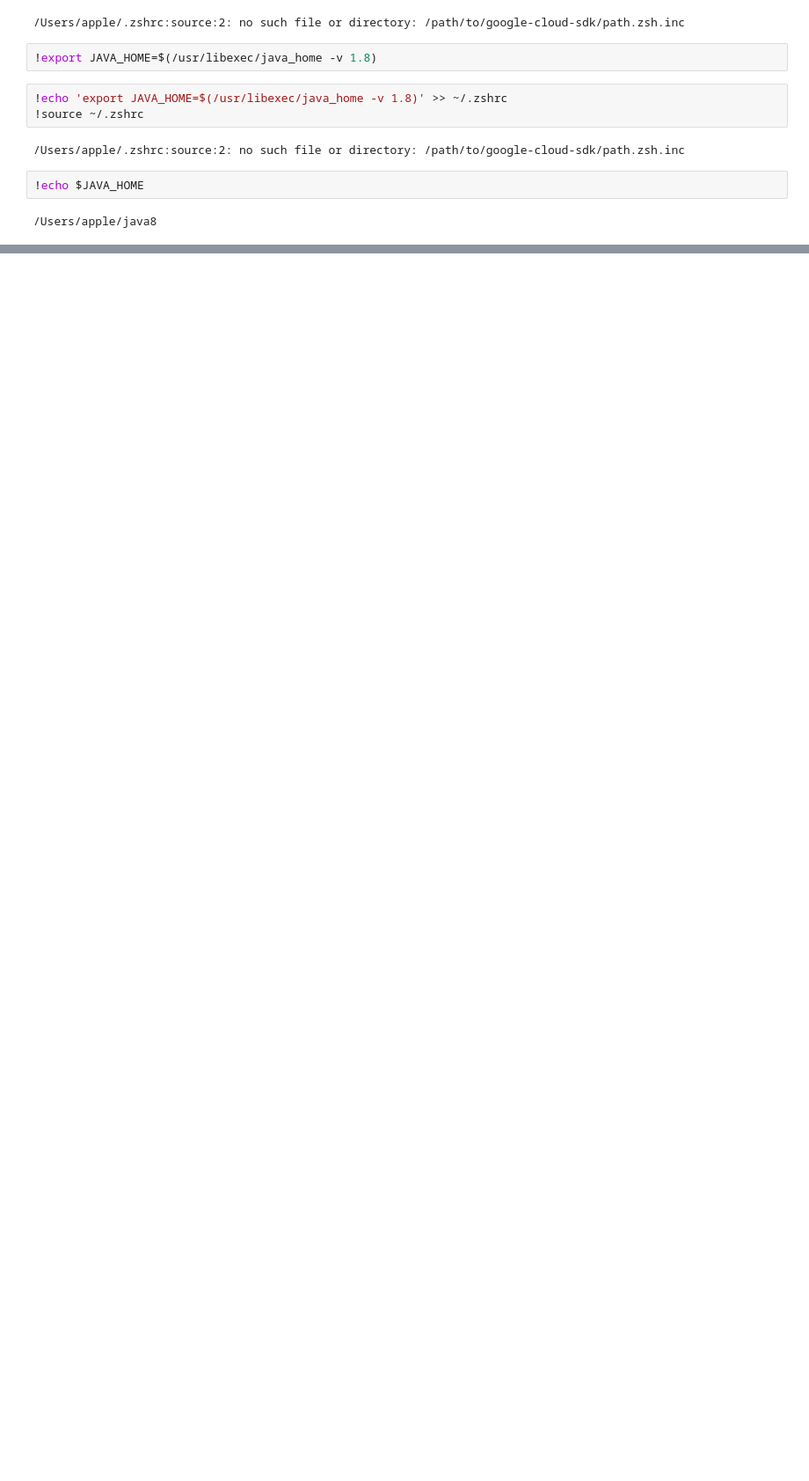
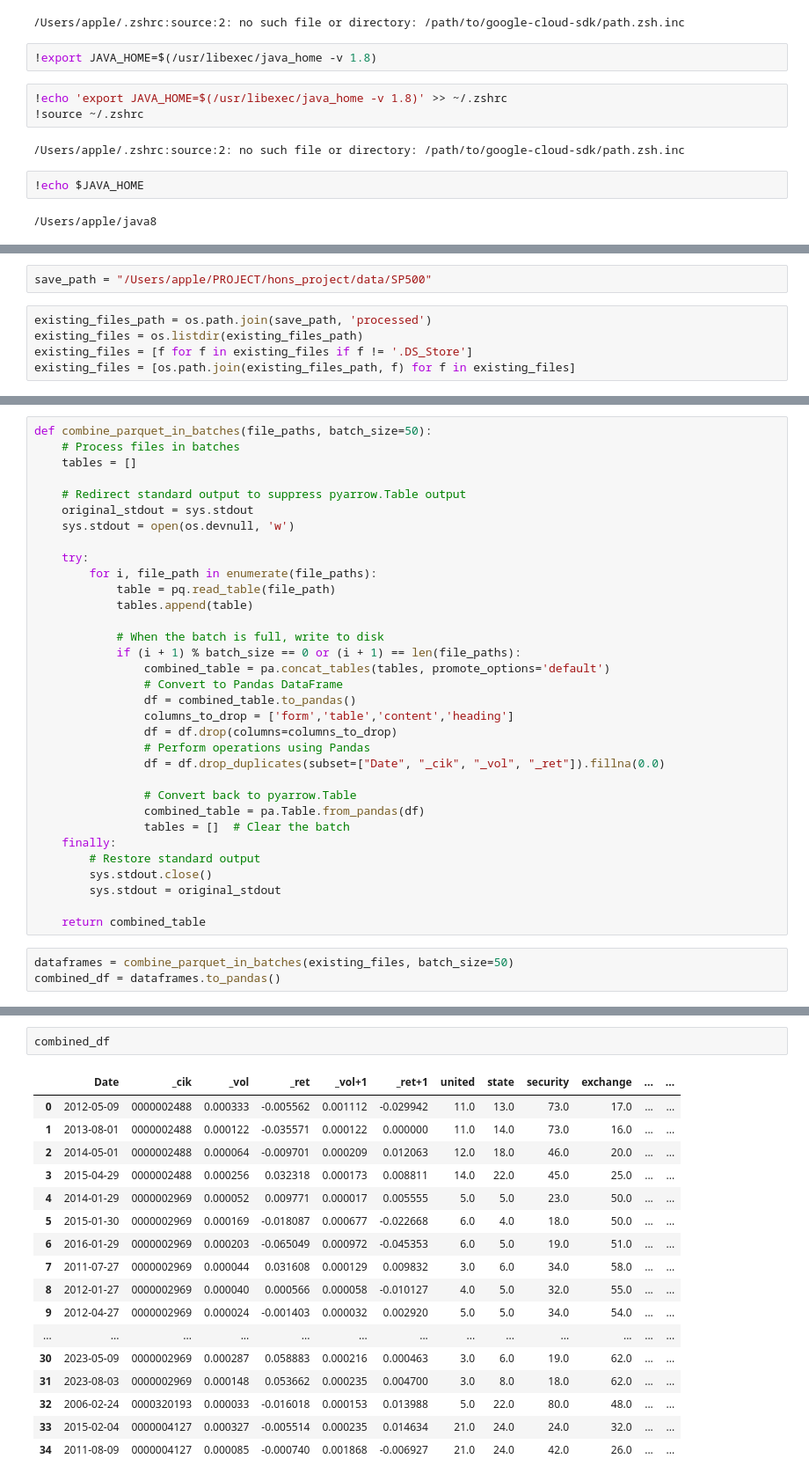
Before and after one commit to 007seann/Generation-of-Supervised-Sentiment-Metrics-for-Return-and-Volatility-Prediction-from-10-K-Filings, a Jupyter notebook: scaleUp/test.ipynb, the cells around one changed output, grey strips where cells are left out. Shown at 88% size. Saved outputs shown, nothing was run; the diff lists cells and outputs as text; blank space fills up the shorter version.

```diff
--- a/scaleUp/test.ipynb
+++ b/scaleUp/test.ipynb
@@ -469,0 +530,7 @@ print(df)
+# %%
+save_path = "/Users/apple/PROJECT/hons_project/data/SP500"
+# %%
+existing_files_path = os.path.join(save_path, 'processed')
+existing_files = os.listdir(existing_files_path)
+existing_files = [f for f in existing_files if f != '.DS_Store']
+existing_files = [os.path.join(existing_files_path, f) for f in existing_files]
@@ -469,0 +544,36 @@ print(df)
+# %%
+def combine_parquet_in_batches(file_paths, batch_size=50):
+    # Process files in batches
+    tables = []
+
+    # Redirect standard output to suppress pyarrow.Table output
+    original_stdout = sys.stdout
+    sys.stdout = open(os.devnull, 'w')
+
+    try:
+        for i, file_path in enumerate(file_paths):
+            table = pq.read_table(file_path)
+            tables.append(table)
+
+            # When the batch is full, write to disk
+            if (i + 1) % batch_size == 0 or (i + 1) == len(file_paths):
+                combined_table = pa.concat_tables(tables, promote_options='default')
+                # Convert to Pandas DataFrame
+                df = combined_table.to_pandas()
+                columns_to_drop = ['form','table','content','heading']
+                df = df.drop(columns=columns_to_drop)
+                # Perform operations using Pandas
+                df = df.drop_duplicates(subset=["Date", "_cik", "_vol", "_ret"]).fillna(0.0)
+
+                # Convert back to pyarrow.Table
+                combined_table = pa.Table.from_pandas(df)
+                tables = []  # Clear the batch
+    finally:
+        # Restore standard output
+        sys.stdout.close()
+        sys.stdout = original_stdout
+
+    return combined_table
+# %%
+dataframes = combine_parquet_in_batches(existing_files, batch_size=50)
+combined_df = dataframes.to_pandas()
@@ -469,0 +677,20 @@ print(df)
+# %%
+combined_df
+# %% [output]
+|  | Date | _cik | _vol | _ret | _vol+1 | _ret+1 | united | state | security | exchange | ... | ... |
+| 0 | 2012-05-09 | 0000002488 | 0.000333 | -0.005562 | 0.001112 | -0.029942 | 11.0 | 13.0 | 73.0 | 17.0 | ... | ... |
+| 1 | 2013-08-01 | 0000002488 | 0.000122 | -0.035571 | 0.000122 | 0.000000 | 11.0 | 14.0 | 73.0 | 16.0 | ... | ... |
+| 2 | 2014-05-01 | 0000002488 | 0.000064 | -0.009701 | 0.000209 | 0.012063 | 12.0 | 18.0 | 46.0 | 20.0 | ... | ... |
+| 3 | 2015-04-29 | 0000002488 | 0.000256 | 0.032318 | 0.000173 | 0.008811 | 14.0 | 22.0 | 45.0 | 25.0 | ... | ... |
+| 4 | 2014-01-29 | 0000002969 | 0.000052 | 0.009771 | 0.000017 | 0.005555 | 5.0 | 5.0 | 23.0 | 50.0 | ... | ... |
+| 5 | 2015-01-30 | 0000002969 | 0.000169 | -0.018087 | 0.000677 | -0.022668 | 6.0 | 4.0 | 18.0 | 50.0 | ... | ... |
+| 6 | 2016-01-29 | 0000002969 | 0.000203 | -0.065049 | 0.000972 | -0.045353 | 6.0 | 5.0 | 19.0 | 51.0 | ... | ... |
+| 7 | 2011-07-27 | 0000002969 | 0.000044 | 0.031608 | 0.000129 | 0.009832 | 3.0 | 6.0 | 34.0 | 58.0 | ... | ... |
+| 8 | 2012-01-27 | 0000002969 | 0.000040 | 0.000566 | 0.000058 | -0.010127 | 4.0 | 5.0 | 32.0 | 55.0 | ... | ... |
+| 9 | 2012-04-27 | 0000002969 | 0.000024 | -0.001403 | 0.000032 | 0.002920 | 5.0 | 5.0 | 34.0 | 54.0 | ... | ... |
+| ... | ... | ... | ... | ... | ... | ... | ... | ... | ... | ... | ... | ... |
+| 30 | 2023-05-09 | 0000002969 | 0.000287 | 0.058883 | 0.000216 | 0.000463 | 3.0 | 6.0 | 19.0 | 62.0 | ... | ... |
+| 31 | 2023-08-03 | 0000002969 | 0.000148 | 0.053662 | 0.000235 | 0.004700 | 3.0 | 8.0 | 18.0 | 62.0 | ... | ... |
+| 32 | 2006-02-24 | 0000320193 | 0.000033 | -0.016018 | 0.000153 | 0.013988 | 5.0 | 22.0 | 80.0 | 48.0 | ... | ... |
+| 33 | 2015-02-04 | 0000004127 | 0.000327 | -0.005514 | 0.000235 | 0.014634 | 21.0 | 24.0 | 24.0 | 32.0 | ... | ... |
+| 34 | 2011-08-09 | 0000004127 | 0.000085 | -0.000740 | 0.001868 | -0.006927 | 21.0 | 24.0 | 42.0 | 26.0 | ... | ... |
```
Also changed, not shown: parts of 18 cells of this notebook, 24 other files.
